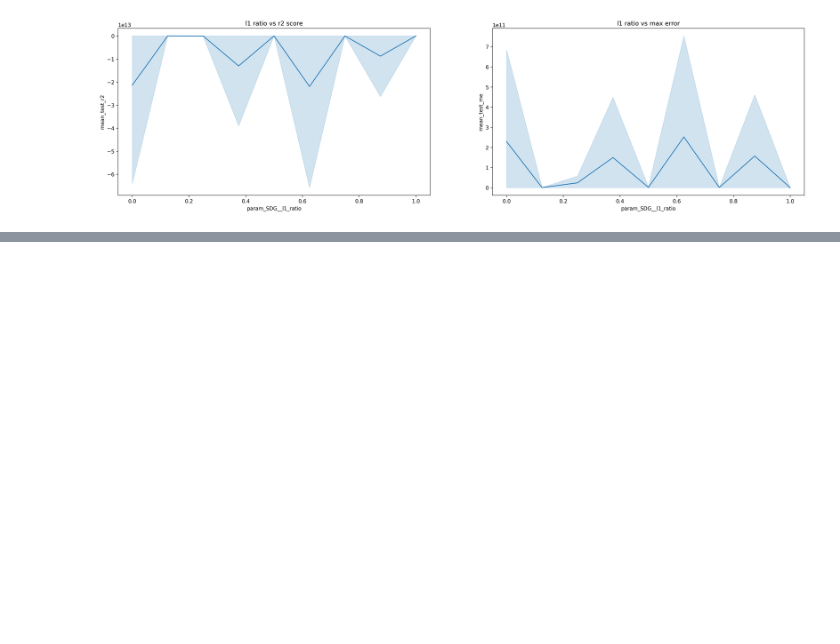
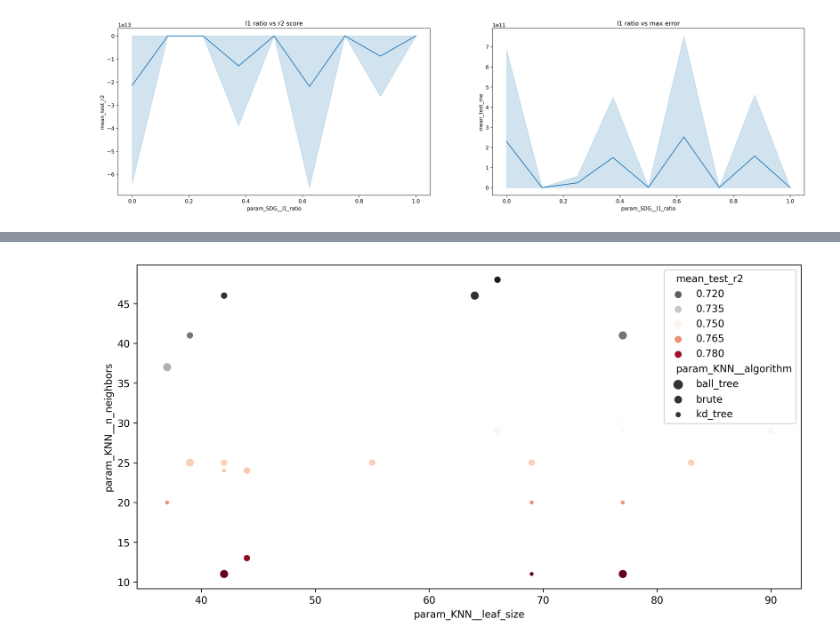
Before and after one commit to ashen007/HousePricePrediction, a Jupyter notebook: model/model tuning performance.ipynb, the cells around one changed output, grey strips where cells are left out. Cells and saved outputs as stored; diff of their text form; code cells hidden in the pictures; blank space fills up the shorter version.

```diff
--- a/model/model tuning performance.ipynb
+++ b/model/model tuning performance.ipynb
@@ -193,0 +224,12 @@ plt.show()
+# %%
+plt.figure(figsize=[12, 6], dpi=300)
+sns.scatterplot(x='param_KNN__leaf_size',
+                y='param_KNN__n_neighbors',
+                size='param_KNN__algorithm',
+                hue='mean_test_r2',
+                data=k_nearest_neighbor,
+                palette='RdGy_r')
+plt.savefig('graphs/knn.png')
+plt.show()
+# %% [output]
+[figure, added]
```
Also changed, not shown: parts of 3 cells of this notebook, 3 other files.
